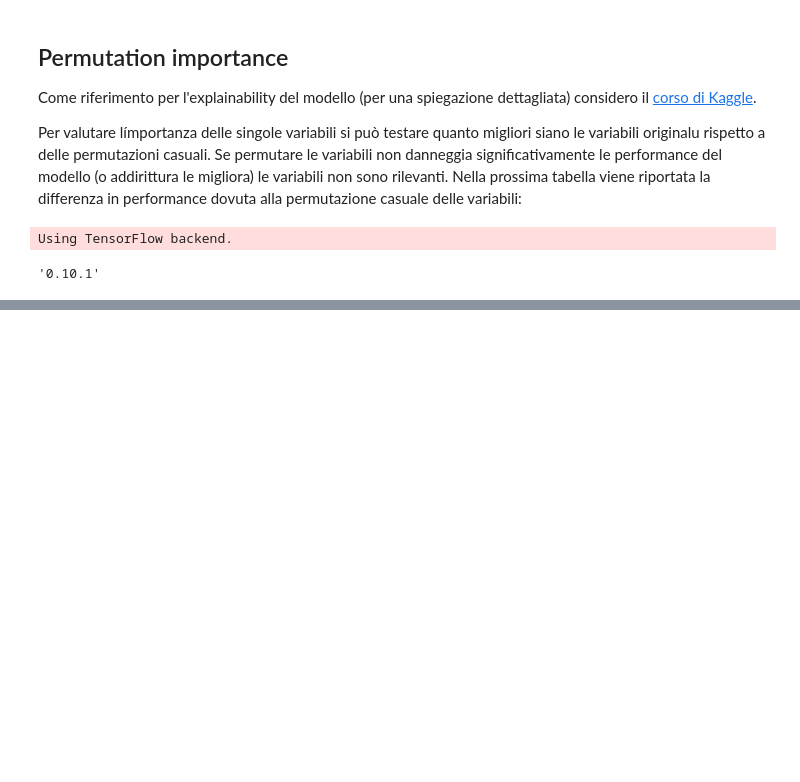
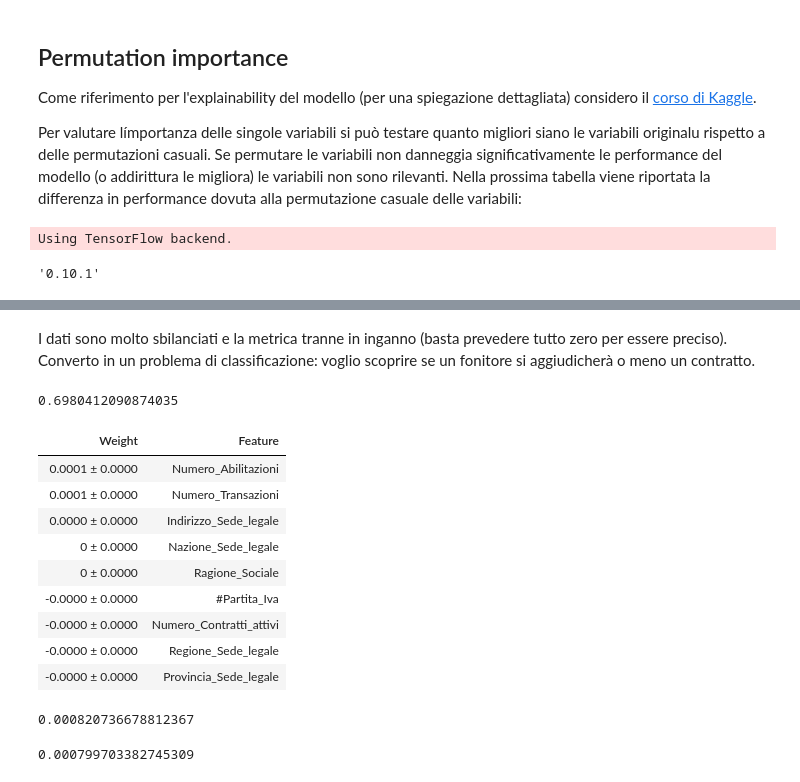
Before and after one commit to marcocarnini/DS2, a Jupyter notebook: scripts/AdversarialValidation-Fornitori.ipynb, the cells around one changed output, grey strips where cells are left out. Drawn from its saved outputs; the diff is of its cells as text; code cells hidden in the pictures; blank space fills up the shorter version.

```diff
--- a/scripts/AdversarialValidation-Fornitori.ipynb
+++ b/scripts/AdversarialValidation-Fornitori.ipynb
@@ -385,0 +514,61 @@ Index(['Numero_Transazioni', 'Indirizzo_Sede_legale', 'Forma_Societaria',
+# %% [markdown]
+I dati sono molto sbilanciati e la metrica tranne in inganno (basta prevedere tutto zero per essere preciso). Converto in un problema di classificazione: voglio scoprire se un fonitore si aggiudicherà o meno un contratto.
+# %%
+Y_train = np.where(a2018["Numero_Aggiudicazioni"] != 0, 1, 0)
+X_train = a2018.drop(
+    ["Numero_Aggiudicazioni", "year", "Forma_Societaria", "Comune_Sede_legale"], axis=1
+)
+
+Y_test = np.where(a2019["Numero_Aggiudicazioni"] != 0, 1, 0)
+X_test = a2019.drop(
+    [
+        "Numero_Aggiudicazioni",
+        "Latitudine_Sede_legale",
+        "Longitudine_Sede_legale",
+        "year",
+        "Forma_Societaria",
+        "Comune_Sede_legale",
+    ],
+    axis=1,
+)
+
+categorical_columns = [
+    "#Partita_Iva",
+    "Ragione_Sociale",
+    "Nazione_Sede_legale",
+    "Regione_Sede_legale",
+    "Provincia_Sede_legale",
+    "Indirizzo_Sede_legale",
+    "Numero_Contratti_attivi",
+]
+encoder = CatBoostEncoder(cols=categorical_columns)
+encoder.fit(X_train, Y_train)
+X_train = encoder.transform(X_train)
+X_test = encoder.transform(X_test)
+
+model = RandomForestClassifier(random_state=2020).fit(X_train, Y_train)
+print(roc_auc_score(Y_test, model.predict_proba(X_test)[:, 1]))
+# %% [output]
+0.6980412090874035
+# %%
+perm = PermutationImportance(model, random_state=2020).fit(X_test, Y_test)
+eli5.show_weights(perm, feature_names = X_test.columns.tolist())
+# %% [output]
+| Weight | Feature |
+| 0.0001 ± 0.0000 | Numero_Abilitazioni |
+| 0.0001 ± 0.0000 | Numero_Transazioni |
+| 0.0000 ± 0.0000 | Indirizzo_Sede_legale |
+| 0 ± 0.0000 | Nazione_Sede_legale |
+| 0 ± 0.0000 | Ragione_Sociale |
+| -0.0000 ± 0.0000 | #Partita_Iva |
+| -0.0000 ± 0.0000 | Numero_Contratti_attivi |
+| -0.0000 ± 0.0000 | Regione_Sede_legale |
+| -0.0000 ± 0.0000 | Provincia_Sede_legale |
+# %%
+np.mean(Y_train)
+# %% [output]
+0.000820736678812367
+# %%
+np.mean(Y_test)
+# %% [output]
+0.000799703382745309
```
Also changed, not shown: parts of 24 cells of this notebook.
